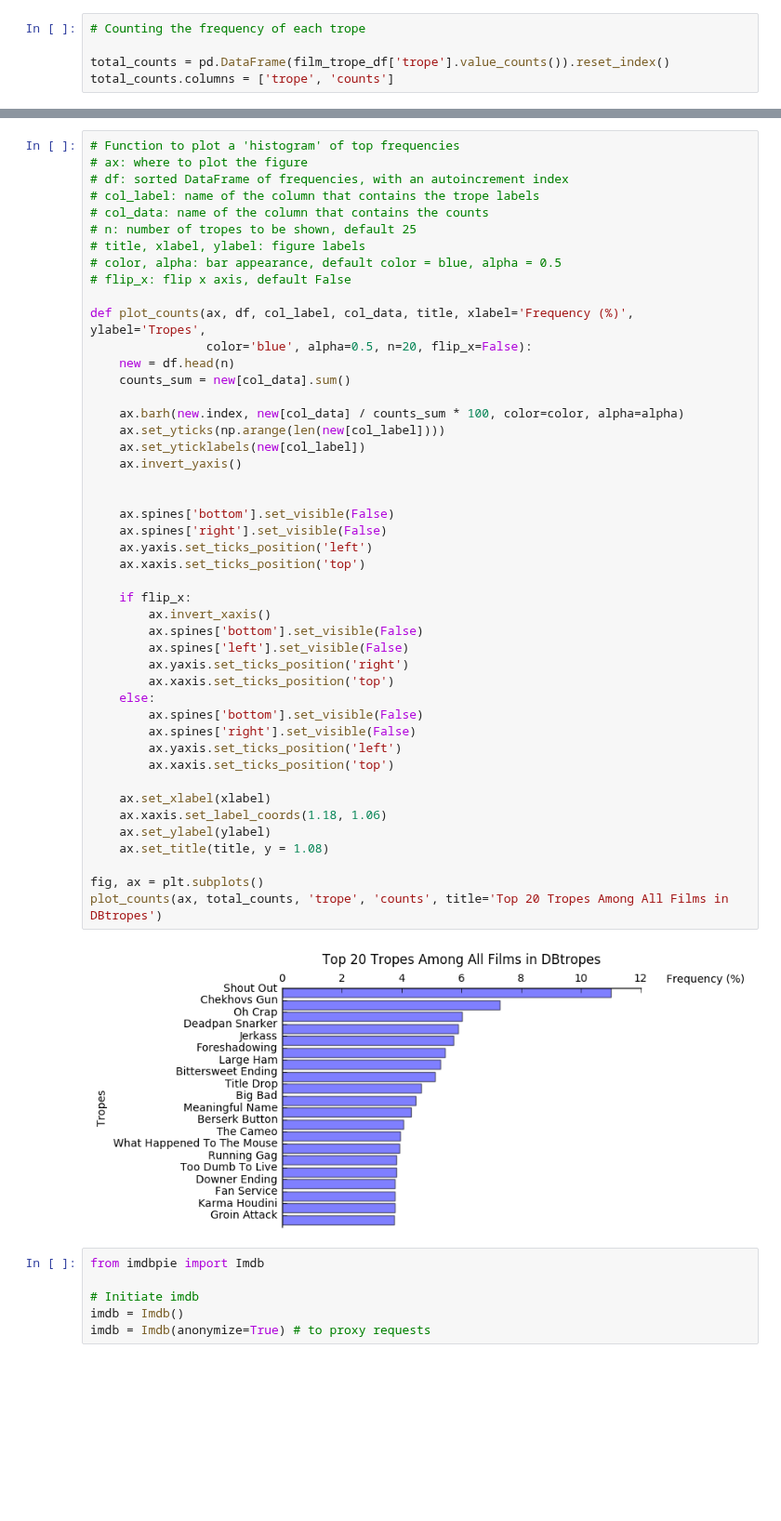
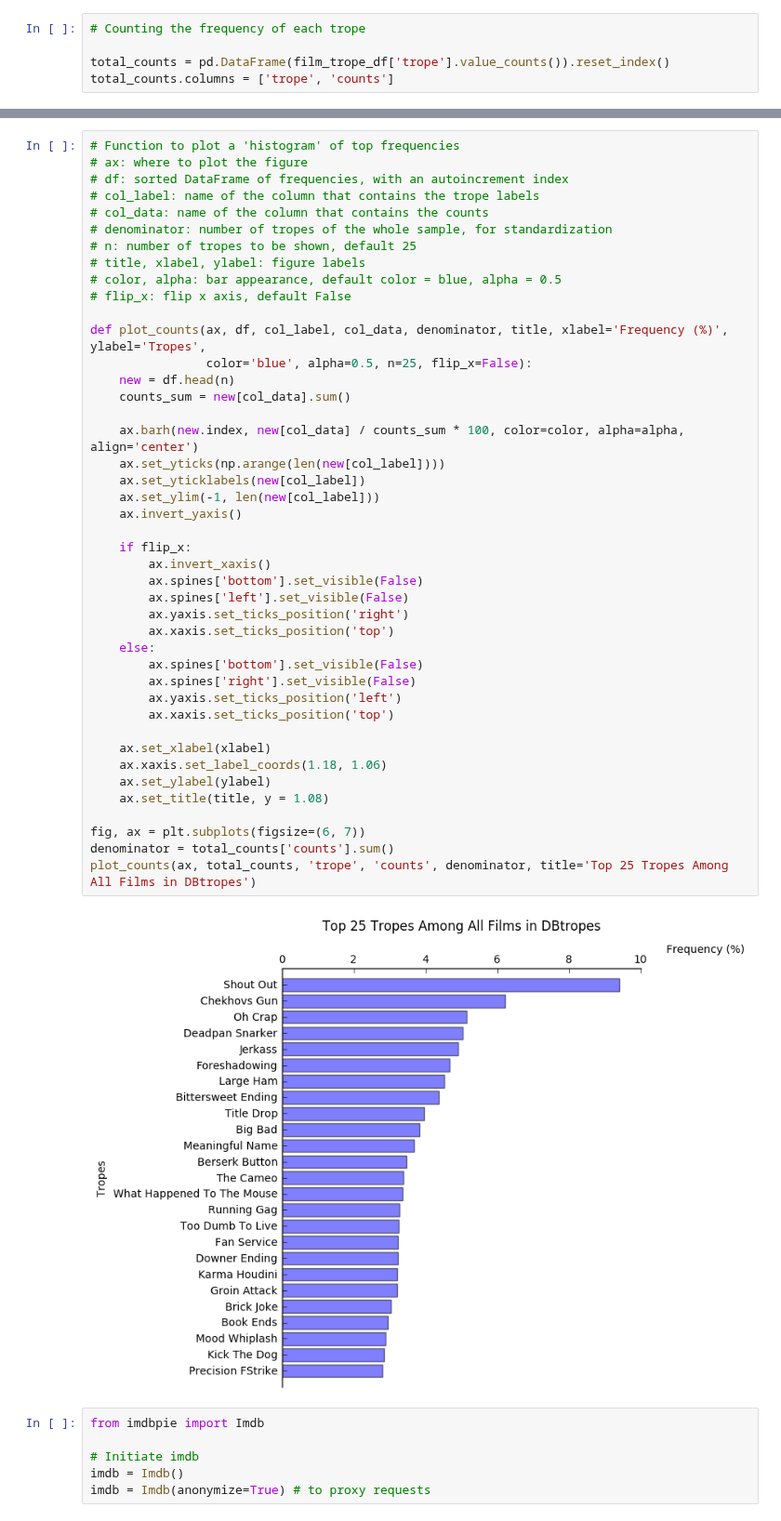
Before and after one commit to PeiZhangOSU/TV_Tropes_Exploratory, a Jupyter notebook: TVtropes.ipynb, the cells around one changed output, grey strips where cells are left out. Shown at 93% size. Cells and saved outputs as stored; diff of their text form; blank space fills up the shorter version.

Commit message:
Change distribution plot to cumulative distribution plot; Modify butterfly plot; Fix trope count standardization error

```diff
--- a/TVtropes.ipynb
+++ b/TVtropes.ipynb
@@ -128,48 +167,45 @@ plot_counts_dist(ax, total_counts, 'counts', title = 'Distribution of Trope Freq
 # df: sorted DataFrame of frequencies, with an autoincrement index
 # col_label: name of the column that contains the trope labels
 # col_data: name of the column that contains the counts
+# denominator: number of tropes of the whole sample, for standardization
 # n: number of tropes to be shown, default 25
 # title, xlabel, ylabel: figure labels
 # color, alpha: bar appearance, default color = blue, alpha = 0.5
 # flip_x: flip x axis, default False
 
-def plot_counts(ax, df, col_label, col_data, title, xlabel='Frequency (%)', ylabel='Tropes',
-                color='blue', alpha=0.5, n=20, flip_x=False):
+def plot_counts(ax, df, col_label, col_data, denominator, title, xlabel='Frequency (%)', ylabel='Tropes',
+                color='blue', alpha=0.5, n=25, flip_x=False):
     new = df.head(n)
     counts_sum = new[col_data].sum()
 
-    ax.barh(new.index, new[col_data] / counts_sum * 100, color=color, alpha=alpha)
+    ax.barh(new.index, new[col_data] / counts_sum * 100, color=color, alpha=alpha, align='center')
     ax.set_yticks(np.arange(len(new[col_label])))
     ax.set_yticklabels(new[col_label])
+    ax.set_ylim(-1, len(new[col_label]))
     ax.invert_yaxis()
-
-
-    ax.spines['bottom'].set_visible(False)
-    ax.spines['right'].set_visible(False)
-    ax.yaxis.set_ticks_position('left')
-    ax.xaxis.set_ticks_position('top')
 
     if flip_x:
         ax.invert_xaxis()
         ax.spines['bottom'].set_visible(False)
         ax.spines['left'].set_visible(False)
         ax.yaxis.set_ticks_position('right')
         ax.xaxis.set_ticks_position('top')
     else:
         ax.spines['bottom'].set_visible(False)
         ax.spines['right'].set_visible(False)
         ax.yaxis.set_ticks_position('left')
         ax.xaxis.set_ticks_position('top')
 
     ax.set_xlabel(xlabel)
     ax.xaxis.set_label_coords(1.18, 1.06)
     ax.set_ylabel(ylabel)
     ax.set_title(title, y = 1.08)
 
-fig, ax = plt.subplots()
-plot_counts(ax, total_counts, 'trope', 'counts', title='Top 20 Tropes Among All Films in DBtropes')
+fig, ax = plt.subplots(figsize=(6, 7))
+denominator = total_counts['counts'].sum()
+plot_counts(ax, total_counts, 'trope', 'counts', denominator, title='Top 25 Tropes Among All Films in DBtropes')
 # %% [output]
-[figure, old version]
+[figure, new version]
 # %%
 from imdbpie import Imdb
 
```
Also changed, not shown: parts of 8 cells of this notebook, 5 other files.
